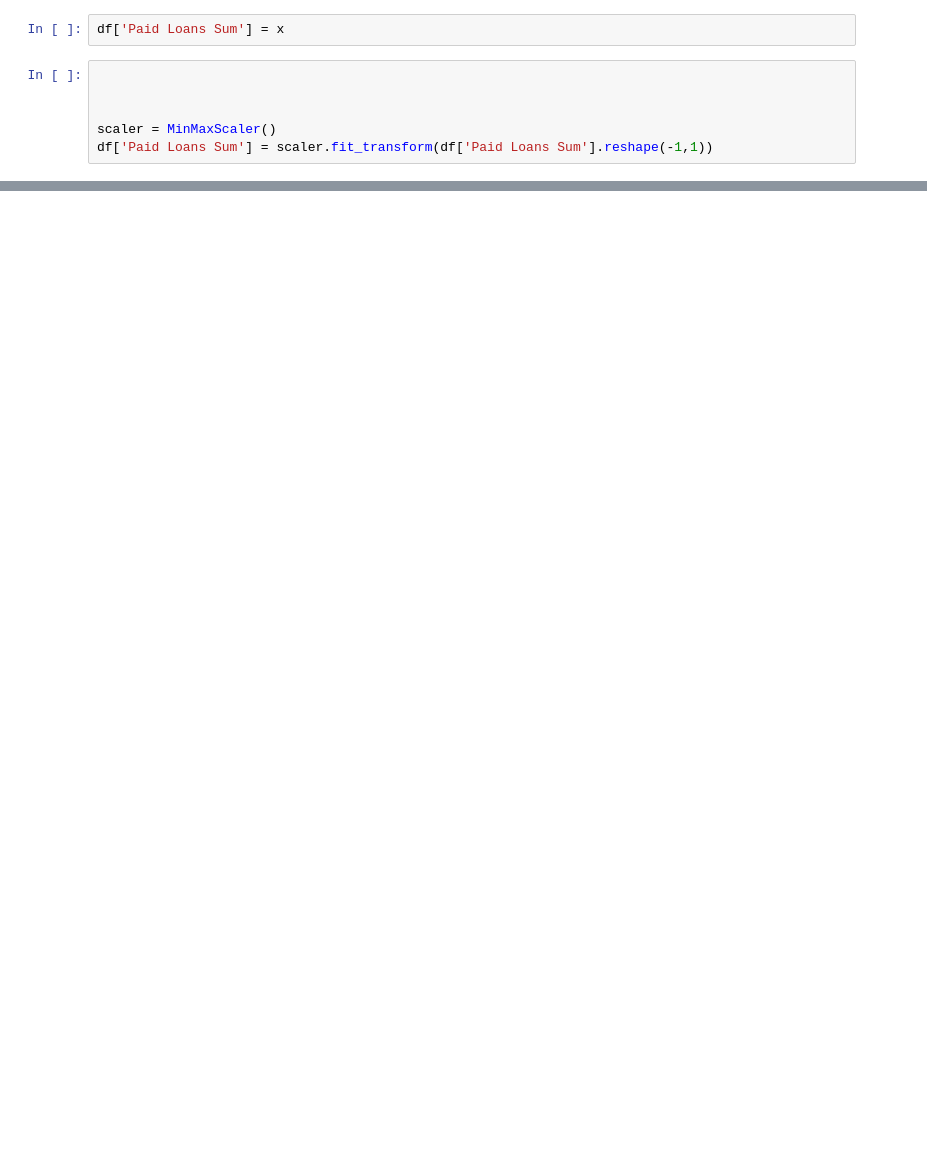
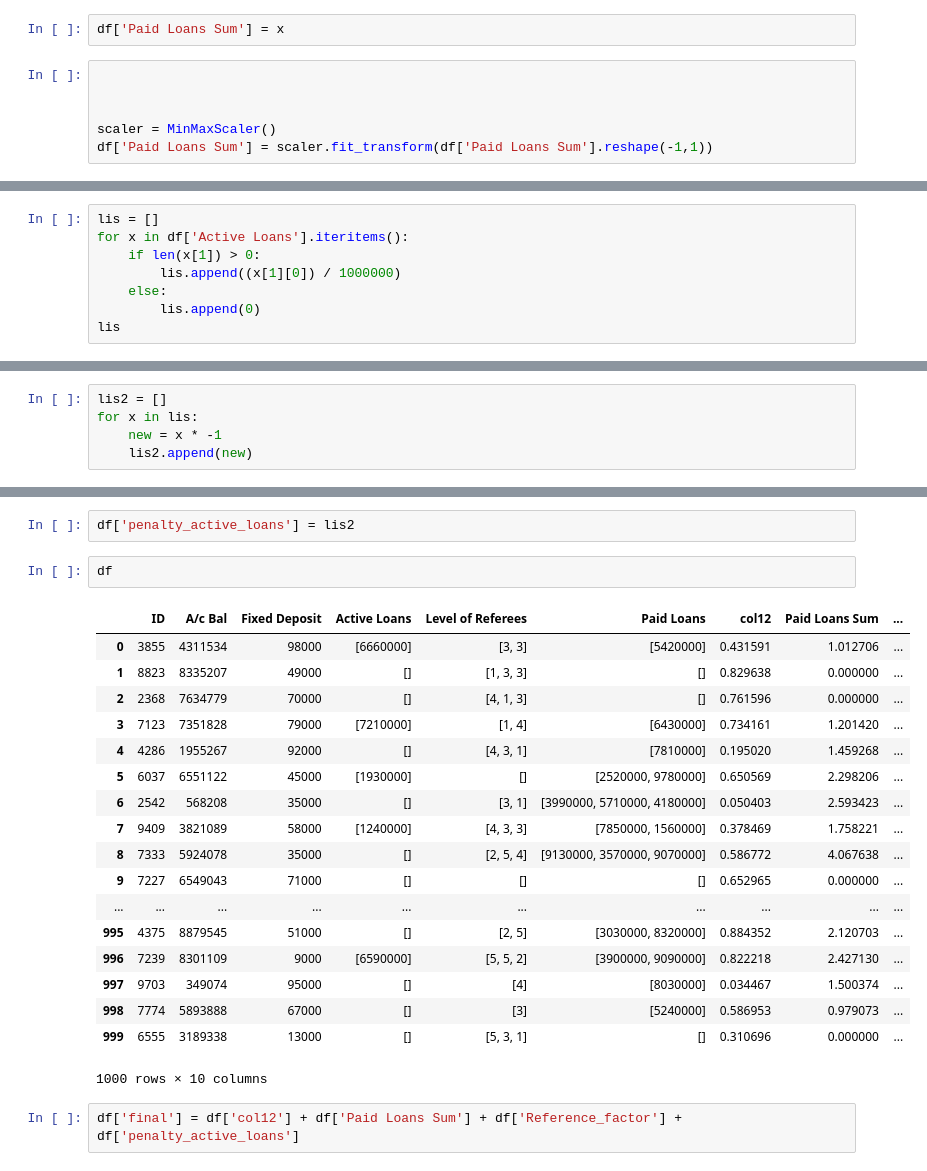
Before and after one commit to mittrayash/Hackrupt-Fintech-NSIT, a Jupyter notebook: create_ds.ipynb, the cells around one changed output, grey strips where cells are left out. Saved outputs shown, nothing was run; the diff lists cells and outputs as text; blank space fills up the shorter version.

```diff
--- a/create_ds.ipynb
+++ b/create_ds.ipynb
@@ -161 +168,9 @@ df
 1000 rows × 9 columns
+# %%
+lis = []
+for x in df['Active Loans'].iteritems():
+    if len(x[1]) > 0:
+        lis.append((x[1][0]) / 1000000)
+    else:
+        lis.append(0)
+lis
@@ -161,0 +195,5 @@ df
+# %%
+lis2 = []
+for x in lis:
+    new = x * -1
+    lis2.append(new)
@@ -161,0 +220,25 @@ df
+# %%
+df['penalty_active_loans'] = lis2
+# %%
+df
+# %% [output]
+|  | ID | A/c Bal | Fixed Deposit | Active Loans | Level of Referees | Paid Loans | col12 | Paid Loans Sum | ... |
+| 0 | 3855 | 4311534 | 98000 | [6660000] | [3, 3] | [5420000] | 0.431591 | 1.012706 | ... |
+| 1 | 8823 | 8335207 | 49000 | [] | [1, 3, 3] | [] | 0.829638 | 0.000000 | ... |
+| 2 | 2368 | 7634779 | 70000 | [] | [4, 1, 3] | [] | 0.761596 | 0.000000 | ... |
+| 3 | 7123 | 7351828 | 79000 | [7210000] | [1, 4] | [6430000] | 0.734161 | 1.201420 | ... |
+| 4 | 4286 | 1955267 | 92000 | [] | [4, 3, 1] | [7810000] | 0.195020 | 1.459268 | ... |
+| 5 | 6037 | 6551122 | 45000 | [1930000] | [] | [2520000, 9780000] | 0.650569 | 2.298206 | ... |
+| 6 | 2542 | 568208 | 35000 | [] | [3, 1] | [3990000, 5710000, 4180000] | 0.050403 | 2.593423 | ... |
+| 7 | 9409 | 3821089 | 58000 | [1240000] | [4, 3, 3] | [7850000, 1560000] | 0.378469 | 1.758221 | ... |
+| 8 | 7333 | 5924078 | 35000 | [] | [2, 5, 4] | [9130000, 3570000, 9070000] | 0.586772 | 4.067638 | ... |
+| 9 | 7227 | 6549043 | 71000 | [] | [] | [] | 0.652965 | 0.000000 | ... |
+| ... | ... | ... | ... | ... | ... | ... | ... | ... | ... |
+| 995 | 4375 | 8879545 | 51000 | [] | [2, 5] | [3030000, 8320000] | 0.884352 | 2.120703 | ... |
+| 996 | 7239 | 8301109 | 9000 | [6590000] | [5, 5, 2] | [3900000, 9090000] | 0.822218 | 2.427130 | ... |
+| 997 | 9703 | 349074 | 95000 | [] | [4] | [8030000] | 0.034467 | 1.500374 | ... |
+| 998 | 7774 | 5893888 | 67000 | [] | [3] | [5240000] | 0.586953 | 0.979073 | ... |
+| 999 | 6555 | 3189338 | 13000 | [] | [5, 3, 1] | [] | 0.310696 | 0.000000 | ... |
+1000 rows × 10 columns
+# %%
+df['final'] = df['col12'] + df['Paid Loans Sum'] + df['Reference_factor'] + df['penalty_active_loans']
```
Also changed, not shown: parts of 10 cells of this notebook.
